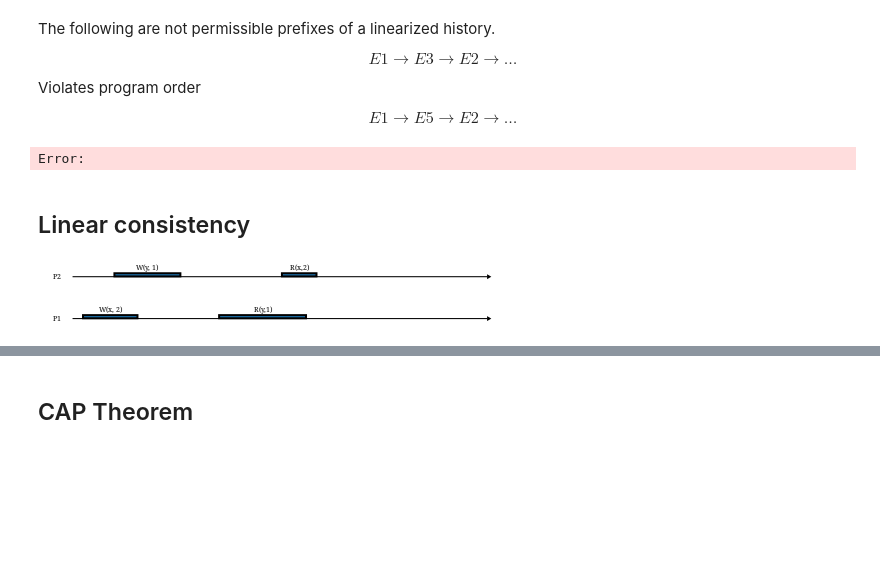
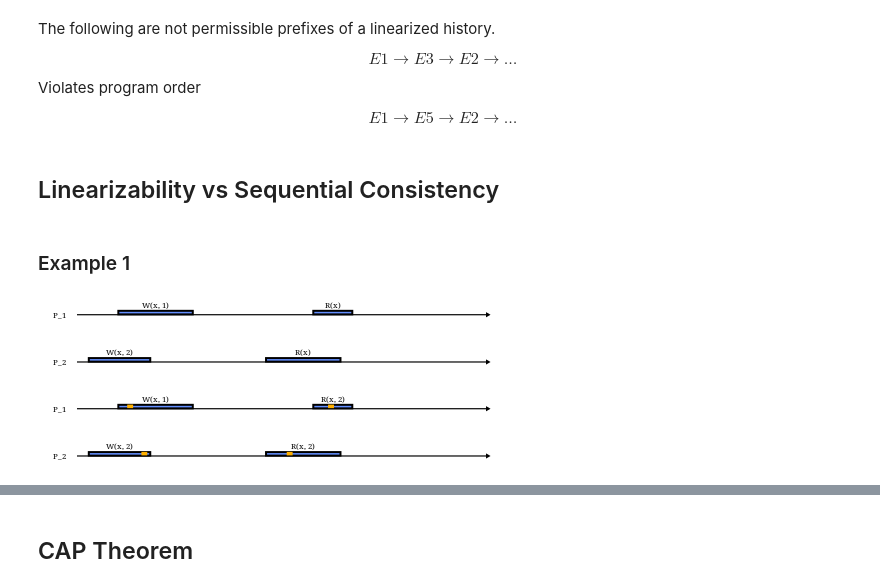
Before and after one commit to dunnl/distributed-systems-art, a Jupyter notebook: notebooks/Diagrams.ipynb, the cells around one changed output, grey strips where cells are left out. Cells and saved outputs as stored; diff of their text form; code cells hidden in the pictures; blank space fills up the shorter version.

```diff
--- a/notebooks/Diagrams.ipynb
+++ b/notebooks/Diagrams.ipynb
@@ -371,3 +465,10 @@ memoryArrowOpts = with & arrowHead  .~ dart
        & tailLength .~ normal
        & headGap    .~ small
        & shaftStyle %~ dashingN [0.03,0.03] 0 # lwL 1
+
+linearizationPoint :: Diagram B
+linearizationPoint =
+  rect 5 3 # lw 0 # translateY 2 # fc myHiYellow
+
+p1h = 40
+p2h = 0
@@ -513,34 +582,5 @@ $$ E1 \to E3 \to E2 \to \ldots $$
 Violates program order
 
 $$ E1 \to E5 \to E2 \to \ldots $$
-# %%
-mkArrow :: ArrowOpts Double -> Bool -> Point V2 Double -> Point V2 Double ->  Diagram B
-mkArrow opts dashed = arrowBetween' opts # lw 2
-
-attach :: ArrowOpts Double -> Bool -> (Name, Name) -> Diagram B -> Diagram B
-attach opts dashed (n1, n2) =
-  withName n1 $ \b1 ->
-  withName n2 $ \b2 ->
-       atop (mkArrow opts dashed (location b1) (location b2))
-
-attachAll :: ArrowOpts Double -> Bool -> [(Name, Name)] -> Diagram B -> Diagram B
-attachAll opts dashed = appEndo . foldMap (Endo . attach opts dashed)
-
-opts = def & arrowHead  .~ dart
-       & arrowTail .~ noTail
-       & headLength .~ normal
-       & tailLength .~ normal
-       & tailGap    .~ 20
-       & headGap    .~ 20
-
-mkNode :: String -> Double -> Double -> Diagram B
-mkNode name x y = (circle 1.5 <> text name) # named name # translate (r2 (x, y))
-
-diagram $ (mkNode "E1" 0 0 <> mkNode "E2" 10 7 <> mkNode "E3" 20 7 <> mkNode "E5" 20 0 <> mkNode "E4" 20 (-7) <> mkNode "E6" 30 7 <> mkNode "E7" 30 (-7) <> mkNode "E8" 40 (0))
-  # attachAll opts True [(toName "E1", toName "E2"), (toName "E2", toName "E3"), (toName "E1", toName "E5"), (toName "E1", toName "E4"), (toName "E3", toName "E6"), (toName "E5", toName "E6")
-  , (toName "E4", toName "E6"), (toName "E3", toName "E7"), (toName "E5", toName "E7"), (toName "E4", toName "E7"), (toName "E7", toName "E8")
-  ]
-# %% [output]
-Error:
 # %% [markdown]
-## Linear consistency
+## Linearizability vs Sequential Consistency
@@ -596,5 +587,38 @@ nonlinear2 = pad 1.1 $
+# %% [markdown]
+### Example 1
+# %%
+op11 = ("P11", math "W(x, 1)", 35, 63)
+
+op12 Nothing = ("P23", math "R(x)", 200, 33)
+op12 (Just x) = ("P23", math "R(x, " ++ x ++ ")", 200, 33)
+
+op21 = ("P11", math "W(x, 2)", 10, 52)
+
+op22 Nothing = ("P12", math "R(x)", 160, 63)
+op22 (Just x) = ("P12", math "R(x, " ++ x ++ ")", 160, 63)
+
+linearEx1 =
+     mkWorlds [ (math "P_1", p1h, [op11, op12 Nothing], [])
+              , (math "P_2", p2h, [op21, op22 Nothing], [])
+              ]
+              ([] :: [(String,String)])
+              def
+pdiagram linearEx1
+# %% [output]
+[figure, added]
 # %%
-linear1
+linearEx11 =
+     mkWorlds [ (math "P_1", p1h, [op11, op12 (Just "2")], [linearpt1, linearpt2])
+              , (math "P_2", p2h, [op21, op22 (Just "2")], [linearpt3, linearpt4])
+              ]
+              ([] :: [(String,String)])
+              def
+  where
+      linearpt1 = ("", "", 45, Nothing, linearizationPoint)
+      linearpt2 = ("", "", 215, Nothing, linearizationPoint)
+      linearpt3 = ("", "", 57, Nothing, linearizationPoint)
+      linearpt4 = ("", "", 180, Nothing, linearizationPoint)
+pdiagram linearEx11
 # %% [output]
-[figure, old version]
+[figure, new version]
 # %%
```
Also changed, not shown: parts of 42 cells of this notebook.
